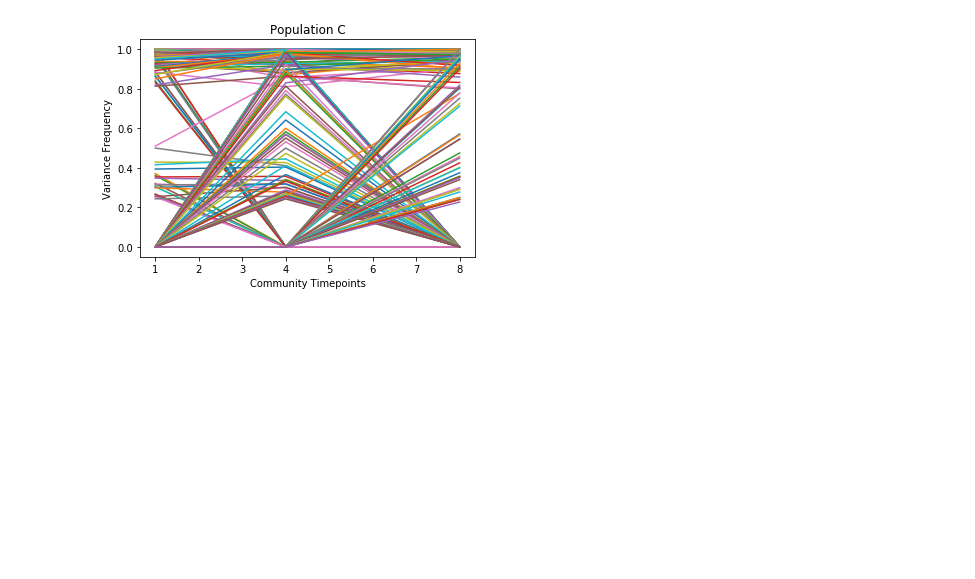
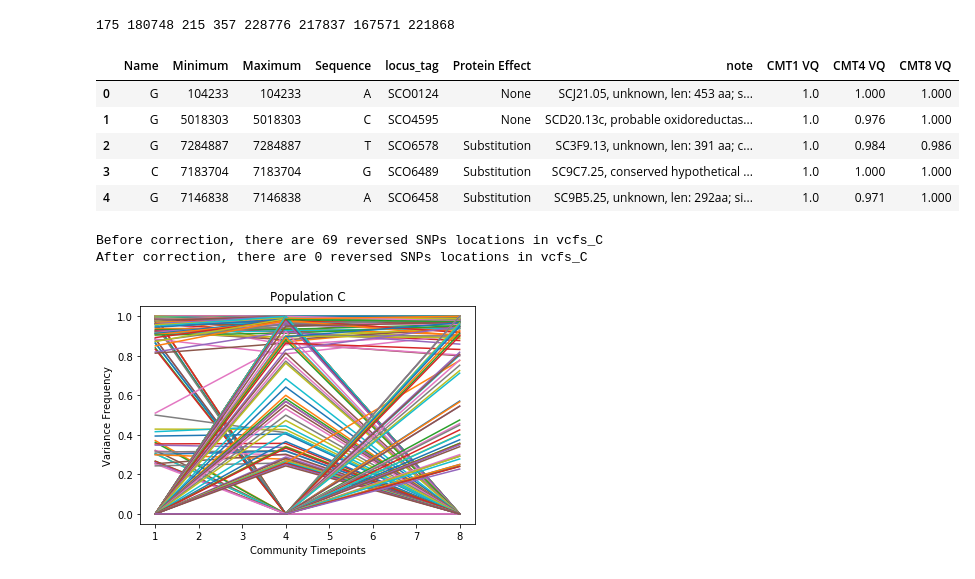
Before and after one commit to bearnomore/Evolution-genomics, a Jupyter notebook: Community_variance_analysis_across_time_points.ipynb, the cells around one changed output. Saved outputs shown, nothing was run; the diff lists cells and outputs as text; code cells hidden in the pictures; blank space fills up the shorter version.

```diff
--- a/Community_variance_analysis_across_time_points.ipynb
+++ b/Community_variance_analysis_across_time_points.ipynb
@@ -94 +205,45 @@ def plot_variance_abundance_along_timepoints(rep_vcfs,time_points, CMT_cols, pop
+# %%
+# 2. Reorganize the VCFs and merge vcfs across timepoints for each repeat (e.g.merge CMT1, CMT4, CMT8 for population A)
+vcfs_A = merge_vcfs_by_repeats(VCFs, 'A')
+vcfs_B = merge_vcfs_by_repeats(VCFs, 'B')
+vcfs_C = merge_vcfs_by_repeats(VCFs, 'C')
+vcfs_D = merge_vcfs_by_repeats(VCFs, 'D')
+vcfs_E = merge_vcfs_by_repeats(VCFs, 'E')
+vcfs_F = merge_vcfs_by_repeats(VCFs, 'F')
+vcfs_G = merge_vcfs_by_repeats(VCFs, 'G')
+vcfs_H = merge_vcfs_by_repeats(VCFs, 'H')
+
+# Check the size of variance of each population
+print(len(vcfs_A), len(vcfs_B), len(vcfs_C), len(vcfs_D), len(vcfs_E), len(vcfs_F), len(vcfs_G), len(vcfs_H))
+
+# Check population C
+vcfs_C.head(5)
+# %% [output]
+175 180748 215 357 228776 217837 167571 221868
+|  | Name | Minimum | Maximum | Sequence | locus_tag | Protein Effect | note | CMT1 VQ | CMT4 VQ | CMT8 VQ |
+| 0 | G | 104233 | 104233 | A | SCO0124 | None | SCJ21.05, unknown, len: 453 aa; s... | 1.0 | 1.000 | 1.000 |
+| 1 | G | 5018303 | 5018303 | C | SCO4595 | None | SCD20.13c, probable oxidoreductas... | 1.0 | 0.976 | 1.000 |
+| 2 | G | 7284887 | 7284887 | T | SCO6578 | Substitution | SC3F9.13, unknown, len: 391 aa; c... | 1.0 | 0.984 | 0.986 |
+| 3 | C | 7183704 | 7183704 | G | SCO6489 | Substitution | SC9C7.25, conserved hypothetical ... | 1.0 | 1.000 | 1.000 |
+| 4 | G | 7146838 | 7146838 | A | SCO6458 | Substitution | SC9B5.25, unknown, len: 292aa; si... | 1.0 | 0.971 | 1.000 |
+# %%
+# 3. Correct the "Minimum", "Maximum" of variances that are located in reverse transcribed genes
+
+# Before correction:
+num_reverse1 = str(np.sum(vcfs_C["Minimum"] > vcfs_C["Maximum"]))
+print("Before correction, there are {0} reversed SNPs locations in {1}".format(num_reverse1, "vcfs_C"))
+vcfs_A_ = loction_reverse(vcfs_A)
+vcfs_B_ = loction_reverse(vcfs_B)
+vcfs_C_ = loction_reverse(vcfs_C)
+vcfs_D_ = loction_reverse(vcfs_D)
+vcfs_E_ = loction_reverse(vcfs_E)
+vcfs_F_ = loction_reverse(vcfs_F)
+vcfs_G_ = loction_reverse(vcfs_G)
+vcfs_H_ = loction_reverse(vcfs_H)
+# # Check if it worked right
+num_reverse2 = str(np.sum(vcfs_C_["Minimum"] > vcfs_C_["Maximum"]))
+print("After correction, there are {0} reversed SNPs locations in {1}".format(num_reverse2, "vcfs_C"))
+# %% [output]
+Before correction, there are 69 reversed SNPs locations in vcfs_C
+After correction, there are 0 reversed SNPs locations in vcfs_C
 # %%
```
Also changed, not shown: parts of 19 cells of this notebook.
